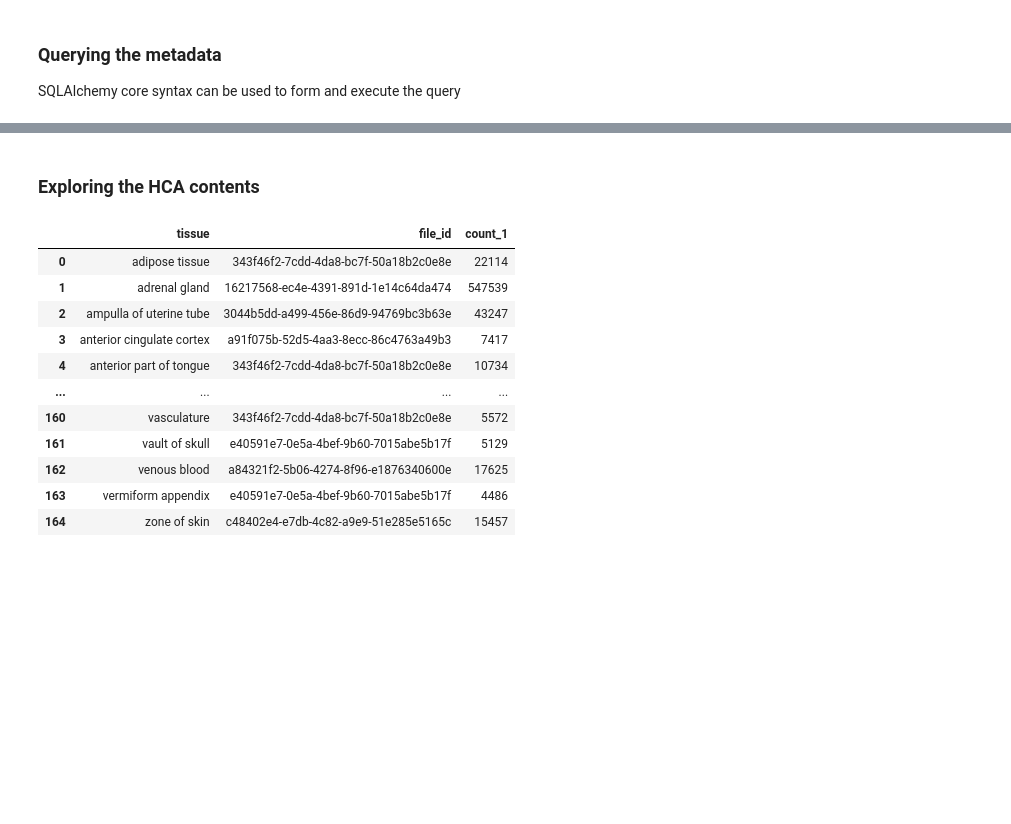
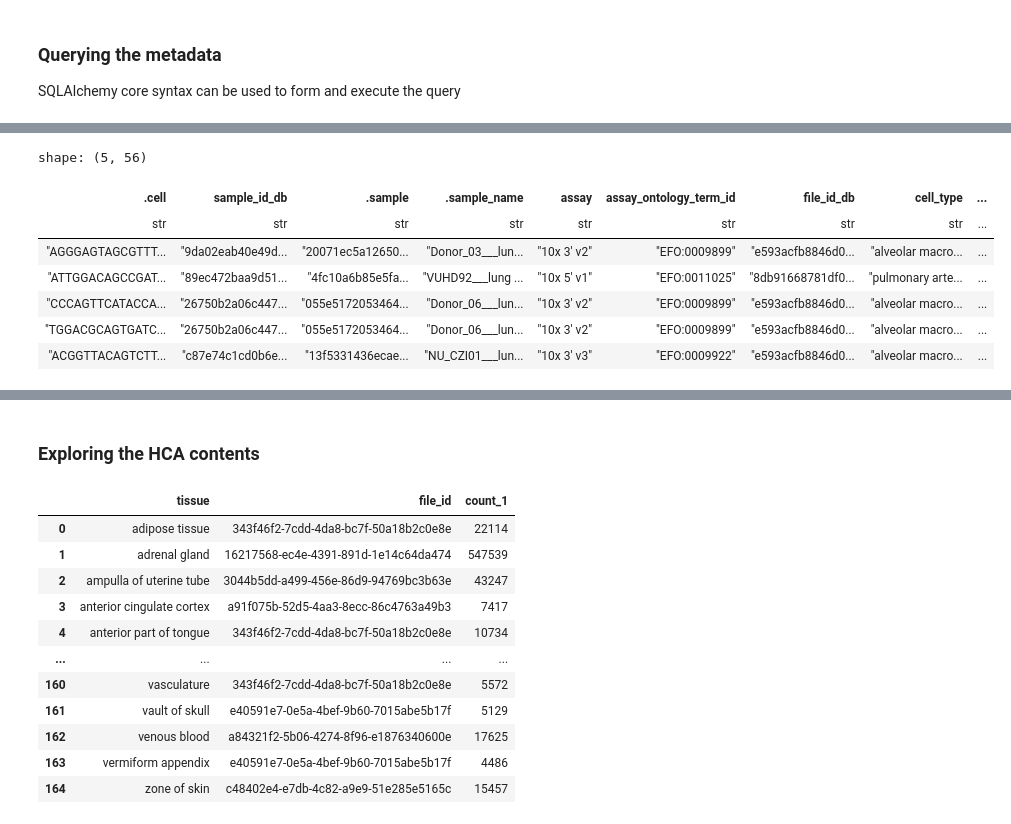
Before and after one commit to MangiolaLaboratory/cellNexusPy, a Jupyter notebook: demo.ipynb, the cells around one changed output, grey strips where cells are left out. Saved outputs shown, nothing was run; the diff lists cells and outputs as text; code cells hidden in the pictures; blank space fills up the shorter version.

```diff
--- a/demo.ipynb
+++ b/demo.ipynb
@@ -24,3 +60,16 @@ SQLAlchemy core syntax can be used to form and execute the query
+# %%
+df.filter(
+    pl.col("ethnicity") == "African"
+).head().collect()
+# %% [output]
+shape: (5, 56)
+| .cell | sample_id_db | .sample | .sample_name | assay | assay_ontology_term_id | file_id_db | cell_type | ... |
+| str | str | str | str | str | str | str | str | ... |
+| "AGGGAGTAGCGTTT... | "9da02eab40e49d... | "20071ec5a12650... | "Donor_03___lun... | "10x 3' v2" | "EFO:0009899" | "e593acfb8846d0... | "alveolar macro... | ... |
+| "ATTGGACAGCCGAT... | "89ec472baa9d51... | "4fc10a6b85e5fa... | "VUHD92___lung ... | "10x 5' v1" | "EFO:0011025" | "8db91668781df0... | "pulmonary arte... | ... |
+| "CCCAGTTCATACCA... | "26750b2a06c447... | "055e5172053464... | "Donor_06___lun... | "10x 3' v2" | "EFO:0009899" | "e593acfb8846d0... | "alveolar macro... | ... |
+| "TGGACGCAGTGATC... | "26750b2a06c447... | "055e5172053464... | "Donor_06___lun... | "10x 3' v2" | "EFO:0009899" | "e593acfb8846d0... | "alveolar macro... | ... |
+| "ACGGTTACAGTCTT... | "c87e74c1cd0b6e... | "13f5331436ecae... | "NU_CZI01___lun... | "10x 3' v3" | "EFO:0009922" | "e593acfb8846d0... | "alveolar macro... | ... |
 # %%
 q = sqlalchemy.select('*').where( \
                                  mdtab.c.ethnicity == "African", \
```
Also changed, not shown: parts of 7 cells of this notebook, 3 other files.
